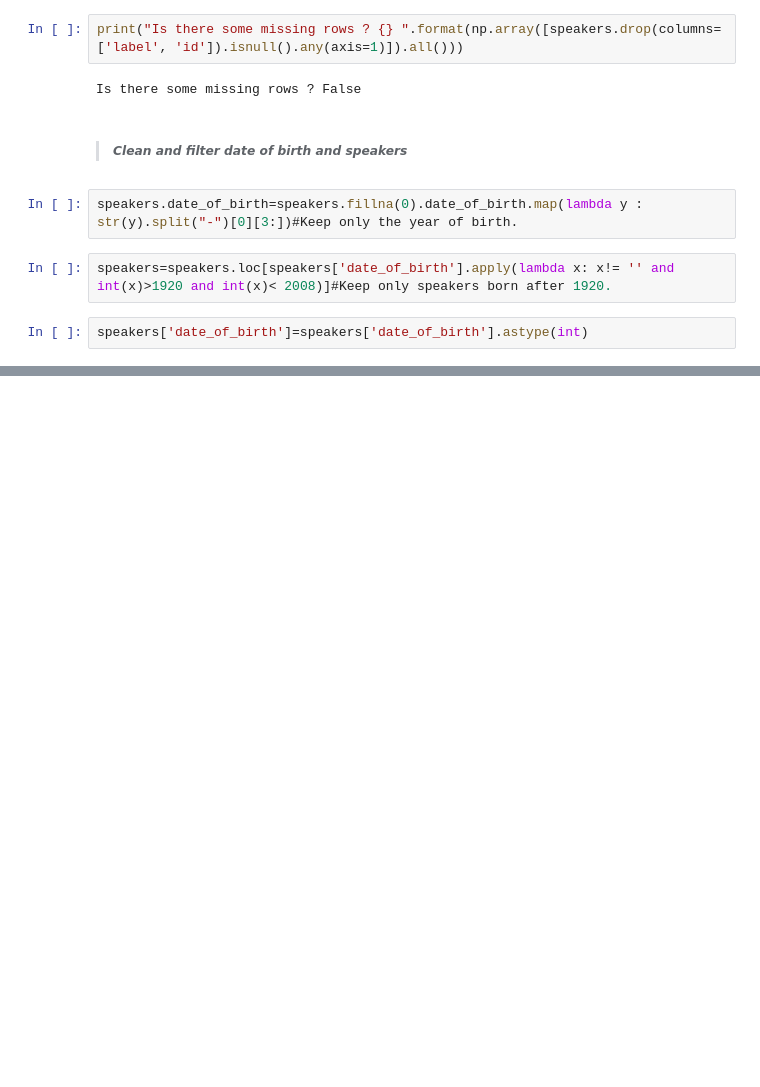
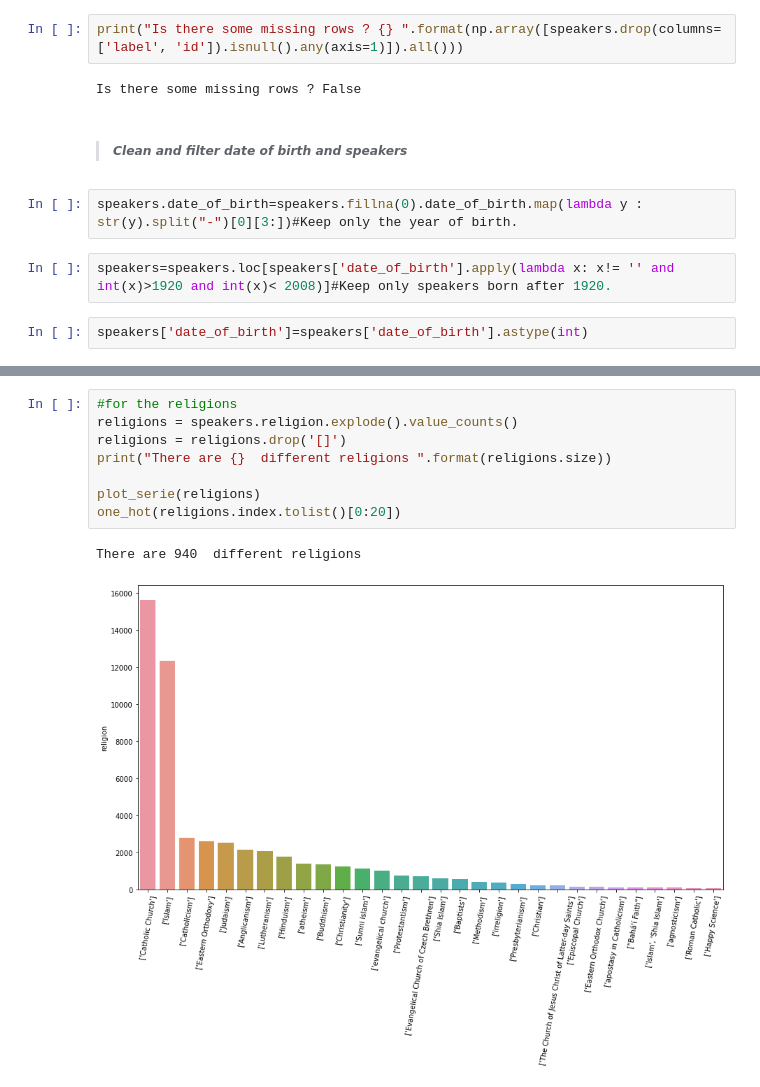
Before and after one commit to epfl-ada/ada-2021-project-avada-kedavra, a Jupyter notebook: main.ipynb, the cells around one changed output, grey strips where cells are left out. Saved outputs shown, nothing was run; the diff lists cells and outputs as text; blank space fills up the shorter version.

```diff
--- a/main.ipynb
+++ b/main.ipynb
@@ -410,0 +467,11 @@ speakers.sample(5)
+# %%
+#for the religions
+religions = speakers.religion.explode().value_counts()
+religions = religions.drop('[]')
+print("There are {}  different religions ".format(religions.size))
+
+plot_serie(religions)
+one_hot(religions.index.tolist()[0:20])
+# %% [output]
+There are 940  different religions
+[figure, added]
```
Also changed, not shown: parts of 17 cells of this notebook.
